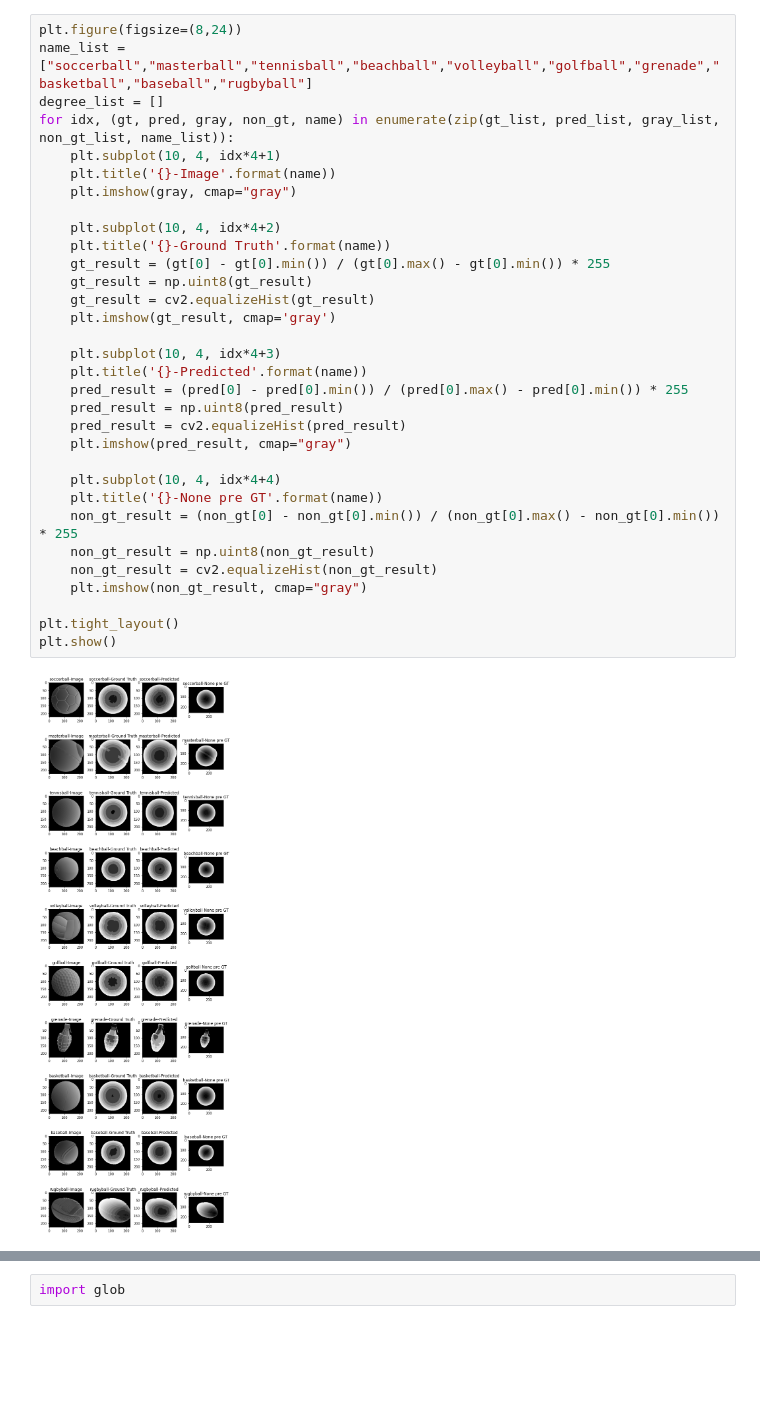
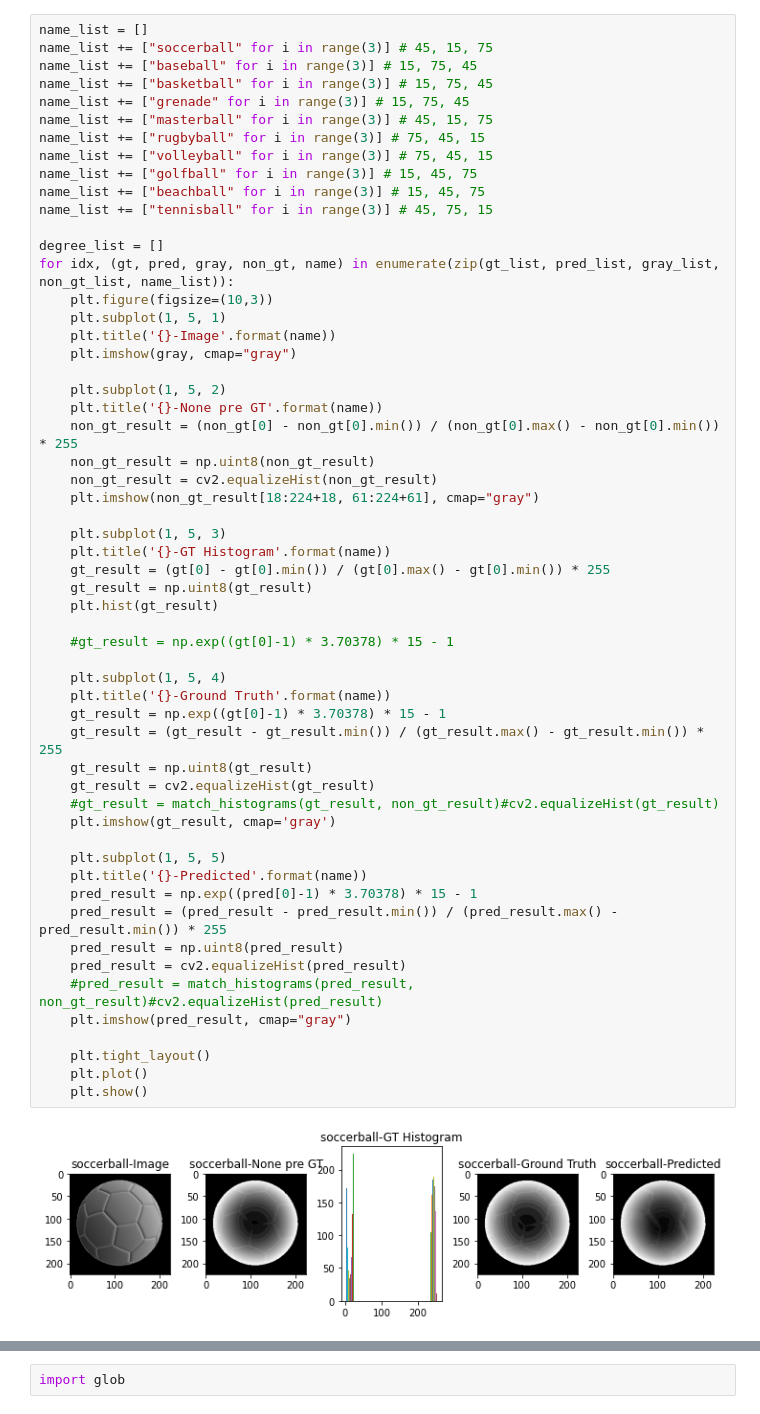
Before and after one commit to kuai-lab/NN23_Event-based-3D-Reconstruction, a Jupyter notebook: utils/viz_data.ipynb, the cells around one changed output, grey strips where cells are left out. Cells and saved outputs as stored; diff of their text form; blank space fills up the shorter version.

```diff
--- a/utils/viz_data.ipynb
+++ b/utils/viz_data.ipynb
@@ -18,34 +154,58 @@ for num in num_list:
 # %%
-plt.figure(figsize=(8,24))
-name_list = ["soccerball","masterball","tennisball","beachball","volleyball","golfball","grenade","basketball","baseball","rugbyball"]
+name_list = []
+name_list += ["soccerball" for i in range(3)] # 45, 15, 75
+name_list += ["baseball" for i in range(3)] # 15, 75, 45
+name_list += ["basketball" for i in range(3)] # 15, 75, 45
+name_list += ["grenade" for i in range(3)] # 15, 75, 45
+name_list += ["masterball" for i in range(3)] # 45, 15, 75
+name_list += ["rugbyball" for i in range(3)] # 75, 45, 15
+name_list += ["volleyball" for i in range(3)] # 75, 45, 15
+name_list += ["golfball" for i in range(3)] # 15, 45, 75
+name_list += ["beachball" for i in range(3)] # 15, 45, 75
+name_list += ["tennisball" for i in range(3)] # 45, 75, 15
+
 degree_list = []
 for idx, (gt, pred, gray, non_gt, name) in enumerate(zip(gt_list, pred_list, gray_list, non_gt_list, name_list)):
-    plt.subplot(10, 4, idx*4+1)
+    plt.figure(figsize=(10,3))
+    plt.subplot(1, 5, 1)
     plt.title('{}-Image'.format(name))
     plt.imshow(gray, cmap="gray")
 
-    plt.subplot(10, 4, idx*4+2)
-    plt.title('{}-Ground Truth'.format(name))
-    gt_result = (gt[0] - gt[0].min()) / (gt[0].max() - gt[0].min()) * 255
-    gt_result = np.uint8(gt_result)
-    gt_result = cv2.equalizeHist(gt_result)
-    plt.imshow(gt_result, cmap='gray')
-
-    plt.subplot(10, 4, idx*4+3)
-    plt.title('{}-Predicted'.format(name))
-    pred_result = (pred[0] - pred[0].min()) / (pred[0].max() - pred[0].min()) * 255
-    pred_result = np.uint8(pred_result)
-    pred_result = cv2.equalizeHist(pred_result)
-    plt.imshow(pred_result, cmap="gray")
-
-    plt.subplot(10, 4, idx*4+4)
+    plt.subplot(1, 5, 2)
     plt.title('{}-None pre GT'.format(name))
     non_gt_result = (non_gt[0] - non_gt[0].min()) / (non_gt[0].max() - non_gt[0].min()) * 255
     non_gt_result = np.uint8(non_gt_result)
     non_gt_result = cv2.equalizeHist(non_gt_result)
-    plt.imshow(non_gt_result, cmap="gray")
+    plt.imshow(non_gt_result[18:224+18, 61:224+61], cmap="gray")
 
-plt.tight_layout()
-plt.show()
+    plt.subplot(1, 5, 3)
+    plt.title('{}-GT Histogram'.format(name))
+    gt_result = (gt[0] - gt[0].min()) / (gt[0].max() - gt[0].min()) * 255
+    gt_result = np.uint8(gt_result)
+    plt.hist(gt_result)
+
+    #gt_result = np.exp((gt[0]-1) * 3.70378) * 15 - 1
+
+    plt.subplot(1, 5, 4)
+    plt.title('{}-Ground Truth'.format(name))
+    gt_result = np.exp((gt[0]-1) * 3.70378) * 15 - 1
+    gt_result = (gt_result - gt_result.min()) / (gt_result.max() - gt_result.min()) * 255
+    gt_result = np.uint8(gt_result)
+    gt_result = cv2.equalizeHist(gt_result)
+    #gt_result = match_histograms(gt_result, non_gt_result)#cv2.equalizeHist(gt_result)
+    plt.imshow(gt_result, cmap='gray')
+
+    plt.subplot(1, 5, 5)
+    plt.title('{}-Predicted'.format(name))
+    pred_result = np.exp((pred[0]-1) * 3.70378) * 15 - 1
+    pred_result = (pred_result - pred_result.min()) / (pred_result.max() - pred_result.min()) * 255
+    pred_result = np.uint8(pred_result)
+    pred_result = cv2.equalizeHist(pred_result)
+    #pred_result = match_histograms(pred_result, non_gt_result)#cv2.equalizeHist(pred_result)
+    plt.imshow(pred_result, cmap="gray")
+
+    plt.tight_layout()
+    plt.plot()
+    plt.show()
 # %% [output]
-[figure, old version]
+[figure, new version]
```
Also changed, not shown: parts of 7 cells of this notebook.
